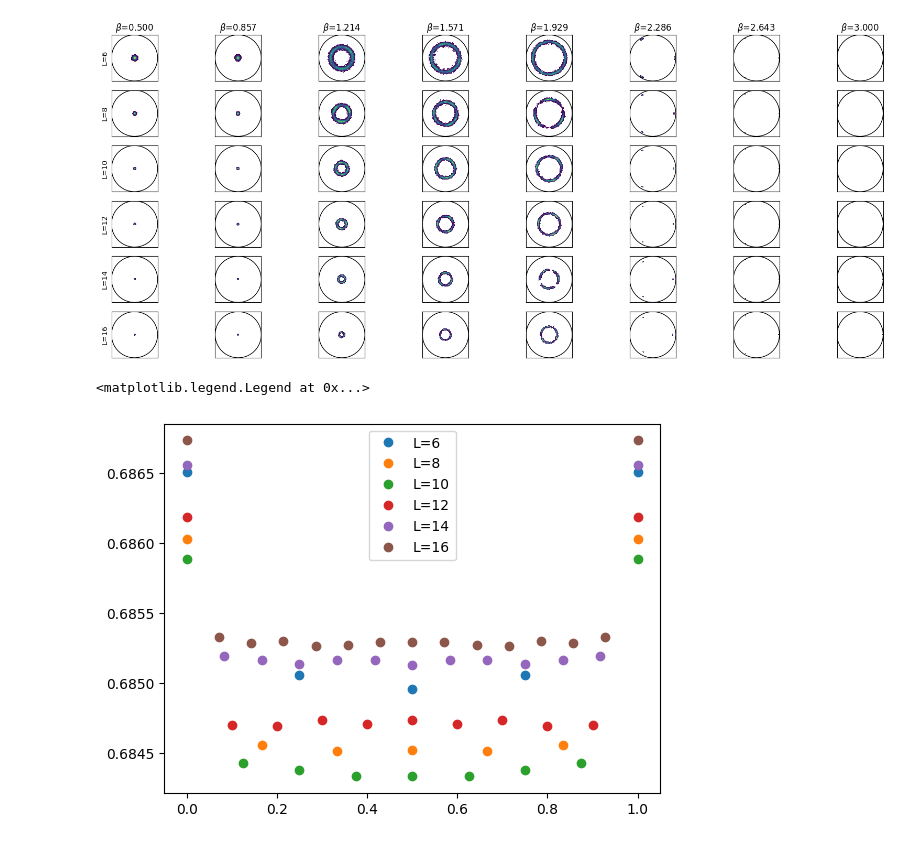
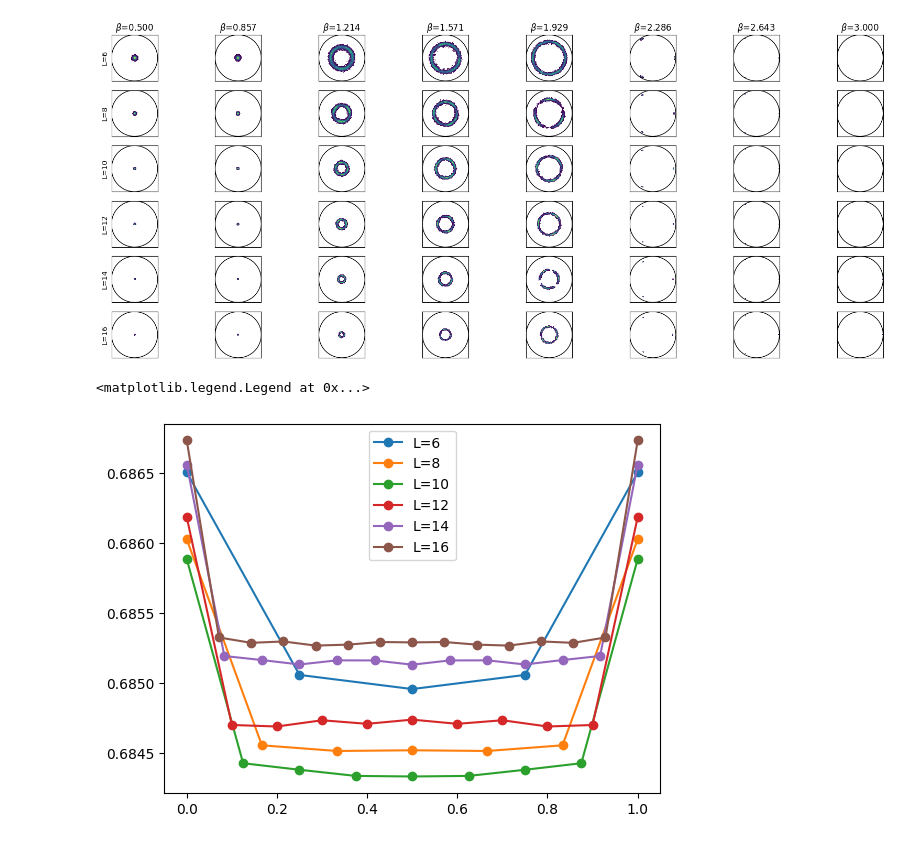
Before and after one commit to Landa233/crunchy, a Jupyter notebook: z_n_gauge/python_throwaway/z_7_correlators/Untitled-1.ipynb, the cells around one changed output. Cells and saved outputs as stored; diff of their text form; code cells hidden in the pictures.

```diff
--- a/z_n_gauge/python_throwaway/z_7_correlators/Untitled-1.ipynb
+++ b/z_n_gauge/python_throwaway/z_7_correlators/Untitled-1.ipynb
@@ -181,31 +181,34 @@ plt.show()
 [figure]
 # %%
 import numpy as np
+import matplotlib.pyplot as plt
 
 data = np.load("../../../temp/pp_correlators.npz", allow_pickle=True)
 
 pp_correlators = data["pp_correlators"].item()
 
 lattice = 3
 
 fig = plt.figure()
 
 for key in pp_correlators.keys():
     pp_correlator = pp_correlators[key][lattice,:,...].squeeze(axis=0)
     pp_correlator = pp_correlator.mean(axis=0)
 
-    pp_correlator = pp_correlator[1:-1]
+    cutoff = 1
+
+    pp_correlator = pp_correlator[cutoff:-cutoff]
 
     real_part = pp_correlator[:,0]
 
     Ls = np.arange(len(real_part))
 
     max_L = np.max(Ls)
     Ls = Ls / max_L
 
-    plt.plot(Ls, real_part, 'o', label=f"L={key}")
+    plt.plot(Ls, real_part, '-o' , label=f"L={key}")
 
 plt.legend()
 # %% [output]
 <matplotlib.legend.Legend at 0x...>
-[figure, old version]
+[figure, new version]
```
Also changed, not shown: 4 other files.
